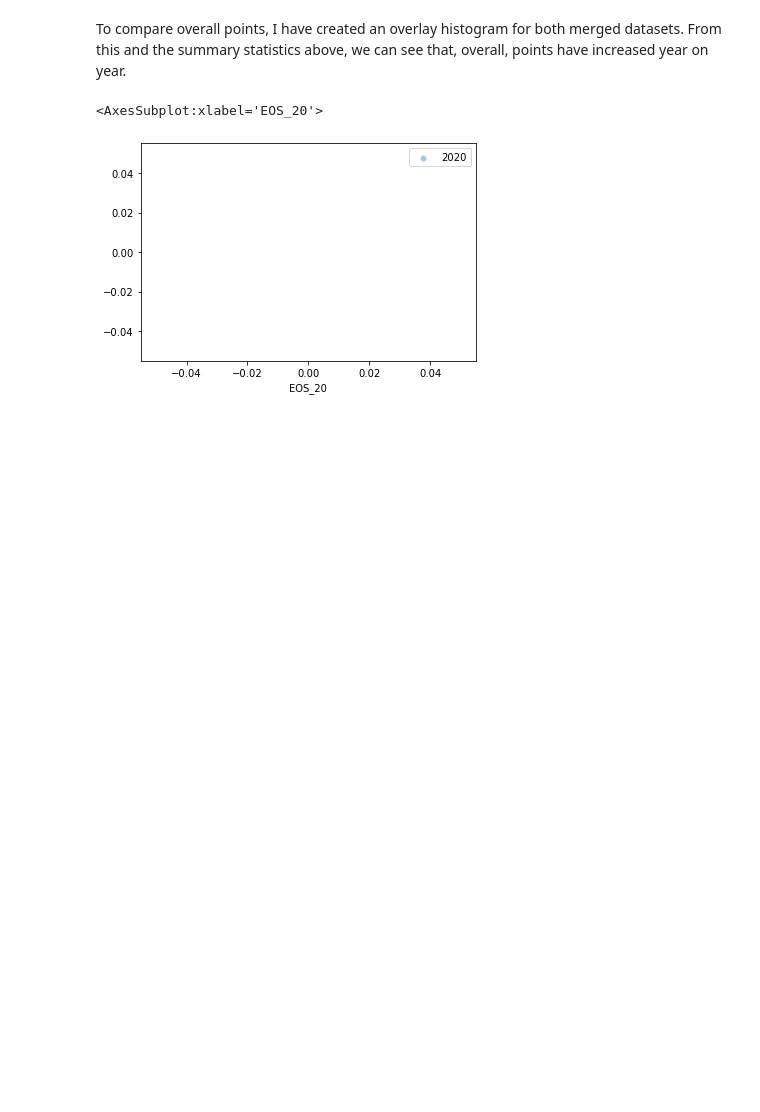
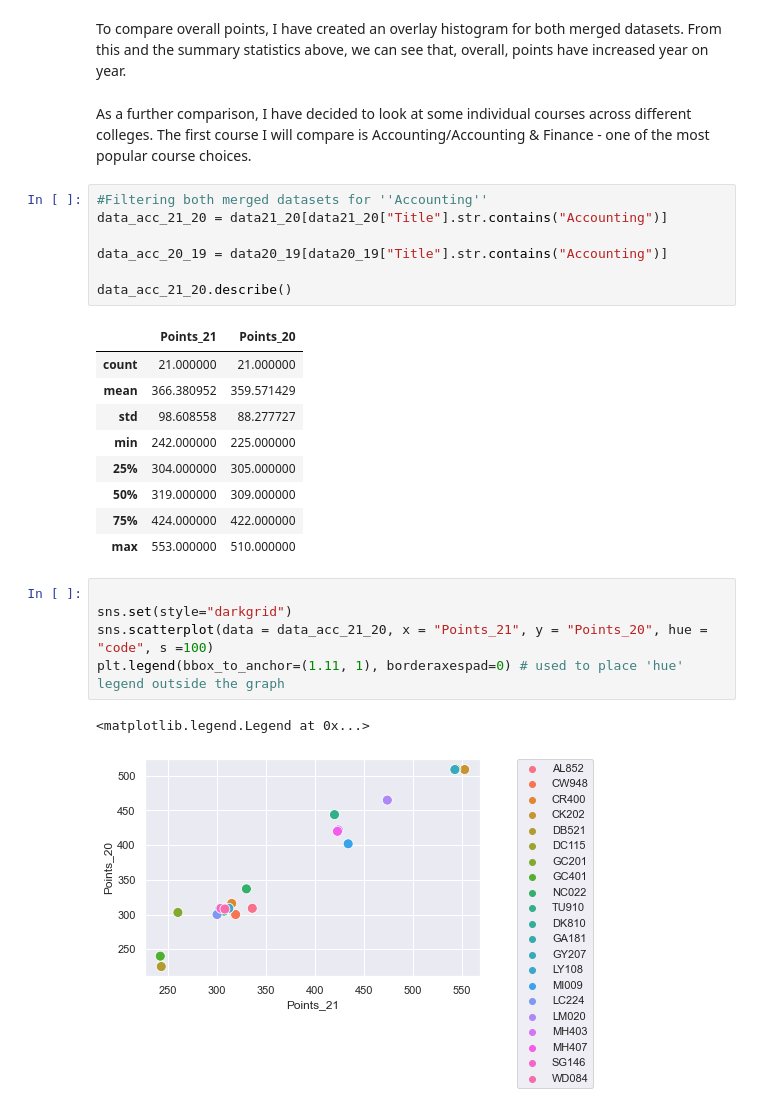
Before and after one commit to BTunney92/FODA---Project, a Jupyter notebook: cao.ipynb, the cells around one changed output. Drawn from its saved outputs; the diff is of its cells as text; blank space fills up the shorter version.

Commit message:
Comparison

```diff
--- a/cao.ipynb
+++ b/cao.ipynb
@@ -202,7 +202,30 @@ plt.show()
 [figure]
 # %% [markdown]
 To compare overall points, I have created an overlay histogram for both merged datasets. From this and the summary statistics above, we can see that, overall, points have increased year on year.
+# %% [markdown]
+As a further comparison, I have decided to look at some individual courses across different colleges. The first course I will compare is Accounting/Accounting & Finance - one of the most popular course choices.
 # %%
+#Filtering both merged datasets for ''Accounting''
+data_acc_21_20 = data21_20[data21_20["Title"].str.contains("Accounting")]
+
+data_acc_20_19 = data20_19[data20_19["Title"].str.contains("Accounting")]
+
+data_acc_21_20.describe()
 # %% [output]
-<AxesSubplot:xlabel='EOS_20'>
-[figure, removed]
+|  | Points_21 | Points_20 |
+| count | 21.000000 | 21.000000 |
+| mean | 366.380952 | 359.571429 |
+| std | 98.608558 | 88.277727 |
+| min | 242.000000 | 225.000000 |
+| 25% | 304.000000 | 305.000000 |
+| 50% | 319.000000 | 309.000000 |
+| 75% | 424.000000 | 422.000000 |
+| max | 553.000000 | 510.000000 |
+# %%
+
+sns.set(style="darkgrid")
+sns.scatterplot(data = data_acc_21_20, x = "Points_21", y = "Points_20", hue = "code", s =100)
+plt.legend(bbox_to_anchor=(1.11, 1), borderaxespad=0) # used to place 'hue' legend outside the graph
+# %% [output]
+<matplotlib.legend.Legend at 0x...>
+[figure, added]
```
Also changed, not shown: parts of 4 cells of this notebook, 3 other files.
